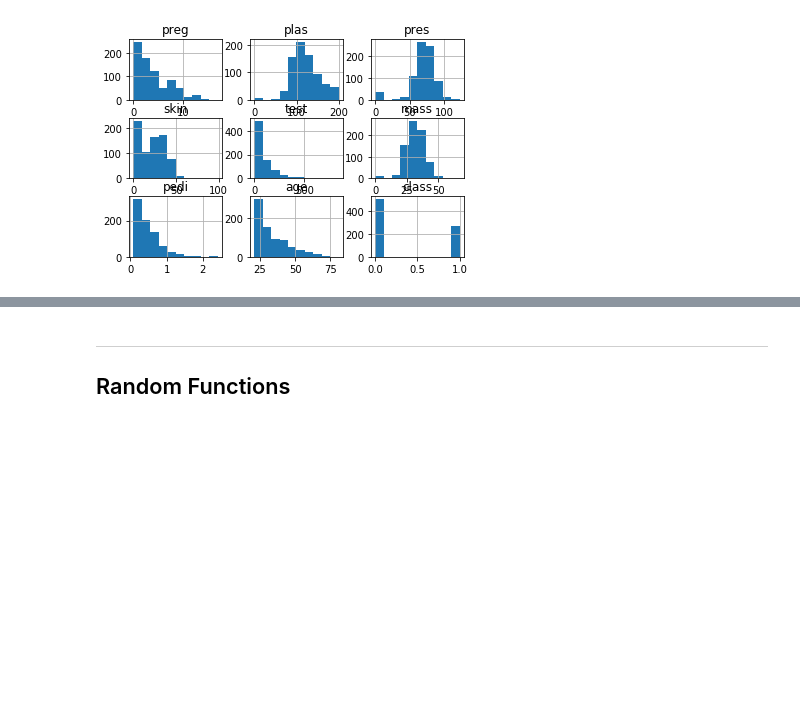
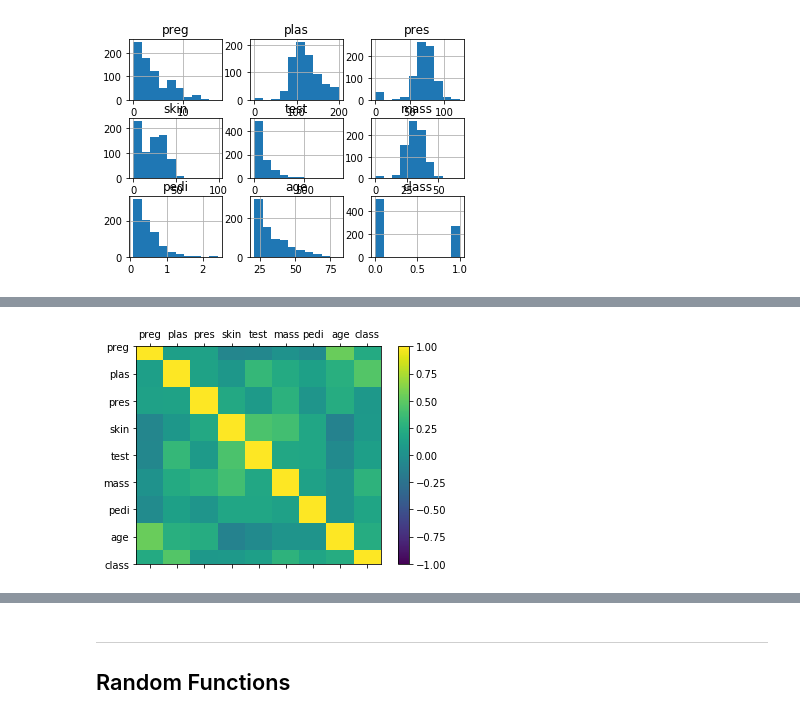
Before and after one commit to osrow/Python_Notes, a Jupyter notebook: Python_Notes.ipynb, the cells around one changed output, grey strips where cells are left out. Cells and saved outputs as stored; diff of their text form; code cells hidden in the pictures; blank space fills up the shorter version.

```diff
--- a/Python_Notes.ipynb
+++ b/Python_Notes.ipynb
@@ -382,0 +405,22 @@ plt.show()
+# %%
+# Correction Matrix Plot
+import matplotlib.pyplot as plt
+import pandas
+import numpy
+url = "https://raw.githubusercontent.com/jbrownlee/Datasets/master/pima-indians-diabetes.csv"
+names = ['preg', 'plas', 'pres', 'skin', 'test', 'mass', 'pedi', 'age', 'class']
+data = pandas.read_csv(url, names=names)
+correlations = data.corr()
+# plot correlation matrix
+fig = plt.figure()
+ax = fig.add_subplot(111)
+cax = ax.matshow(correlations, vmin=-1, vmax=1)
+fig.colorbar(cax)
+ticks = numpy.arange(0,9,1)
+ax.set_xticks(ticks)
+ax.set_yticks(ticks)
+ax.set_xticklabels(names)
+ax.set_yticklabels(names)
+plt.show()
+# %% [output]
+[figure, added]
```
Also changed, not shown: parts of 3 cells of this notebook.
